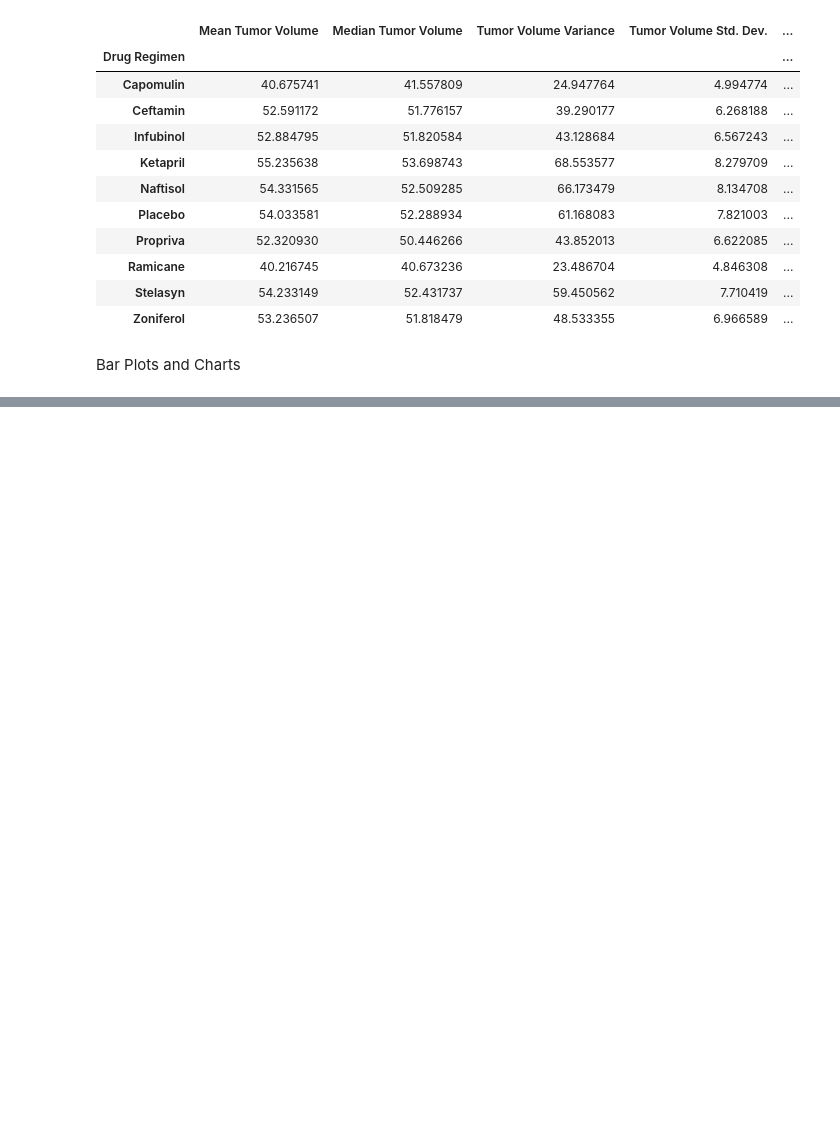
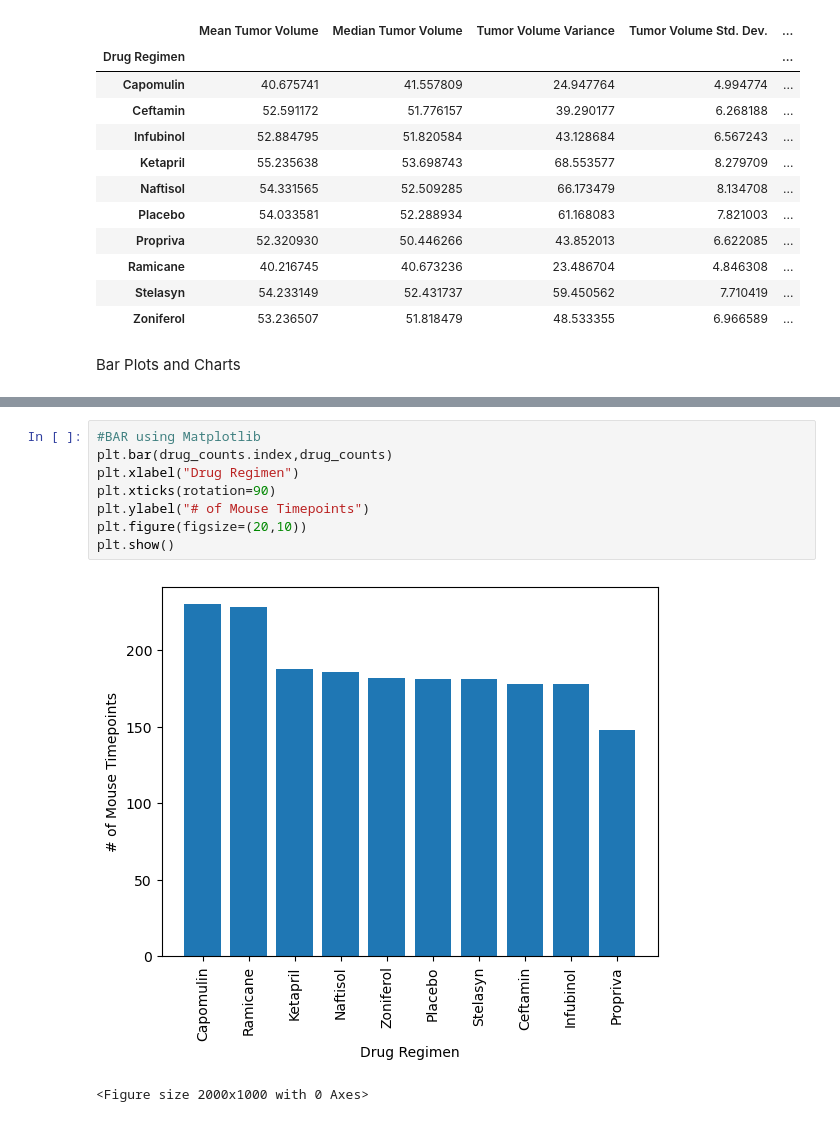
Before and after one commit to parthpisolkar2002/matplotlib-challenge, a Jupyter notebook: Main.ipynb, the cells around one changed output, grey strips where cells are left out. Drawn from its saved outputs; the diff is of its cells as text; blank space fills up the shorter version.

```diff
--- a/Main.ipynb
+++ b/Main.ipynb
@@ -95,3 +104,14 @@ plt.ylabel('# of Observed Timepoints')
 plt.show()
 # %% [output]
 [figure]
+# %%
+#BAR using Matplotlib
+plt.bar(drug_counts.index,drug_counts)
+plt.xlabel("Drug Regimen")
+plt.xticks(rotation=90)
+plt.ylabel("# of Mouse Timepoints")
+plt.figure(figsize=(20,10))
+plt.show()
+# %% [output]
+[figure, added]
+<Figure size 2000x1000 with 0 Axes>
```
Also changed, not shown: parts of 16 cells of this notebook.
